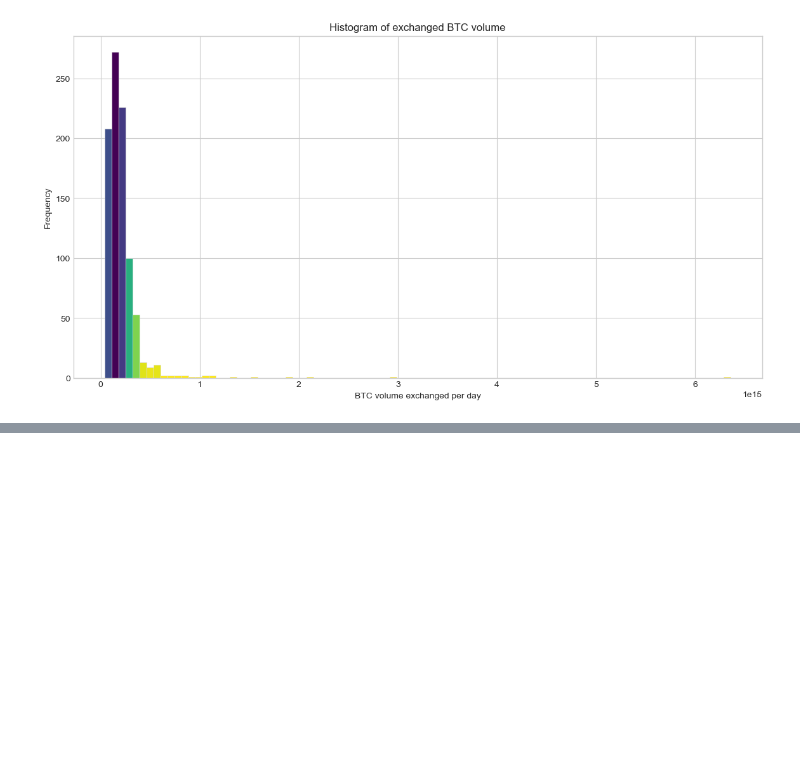
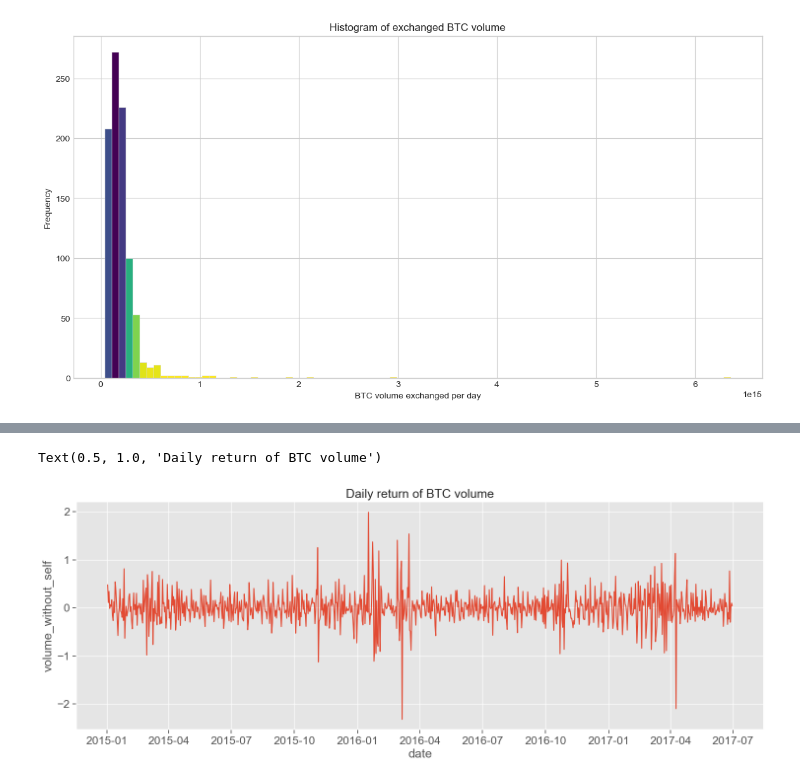
Before and after one commit to trsdimi/big-data, a Jupyter notebook: main.ipynb, the cells around one changed output, grey strips where cells are left out. Saved outputs shown, nothing was run; the diff lists cells and outputs as text; code cells hidden in the pictures; blank space fills up the shorter version.

```diff
--- a/main.ipynb
+++ b/main.ipynb
@@ -119,0 +154,10 @@ plt.show()
+# %%
+plt.style.use('ggplot')
+sns.set_context('notebook', font_scale=1.5, rc={"lines.linewidth": 1.5})
+
+plt.subplots(figsize=(18, 6))
+sns.lineplot(x='date', y=np.log(global_data.volume_without_self).diff(1).shift(0), data=global_data)
+plt.title('Daily return of BTC volume')
+# %% [output]
+Text(0.5, 1.0, 'Daily return of BTC volume')
+[figure, added]
```
Also changed, not shown: parts of 7 cells of this notebook, 1 other file.
